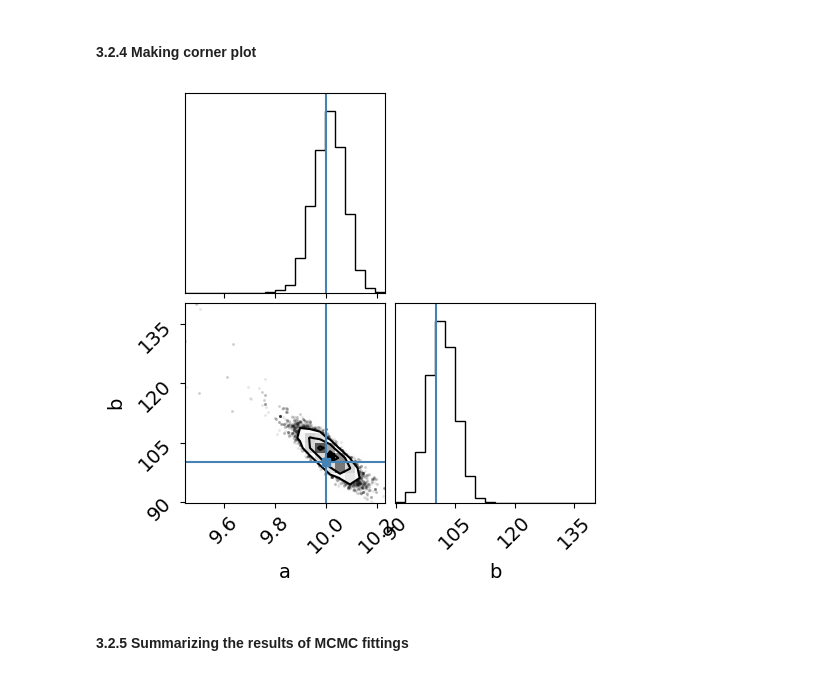
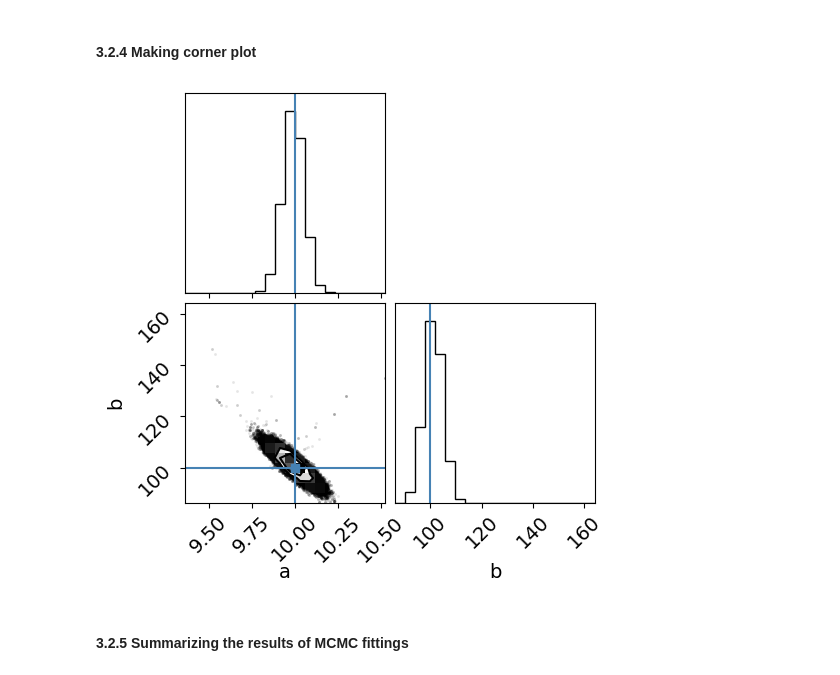
Before and after one commit to baobabyoo/Lecture_DataAnalysis, a Jupyter notebook: DataAnalysisLecture_2023March_MCMC.ipynb, the cells around one changed output. Cells and saved outputs as stored; diff of their text form; code cells hidden in the pictures.

Commit message:
updating the MCMC code

```diff
--- a/DataAnalysisLecture_2023March_MCMC.ipynb
+++ b/DataAnalysisLecture_2023March_MCMC.ipynb
@@ -180,11 +178,13 @@ low   = 0
 high  = 100
 x = np.random.uniform(low=low, high=high, size=num_x)
 
-a       = 10.0
-b       = 100.0
+#a       = 10.0
+#b       = 100.0
+a_true  = 10.0
+b_true  = 100.0
 sigma_y = 30.0
 
 y_err = np.random.normal(loc=0, scale=sigma_y, size=num_x)
-y     = myline(x, a, b) + y_err
+y     = myline(x, a_true, b_true) + y_err
 print(y)
 # %% [output]
@@ -844,12 +844,17 @@ init_parms   = np.array( [999.0, 999.0] )
 ndim         = len(init_parms)
 
 # MCMC setup
-nwalkers        = 16    # number of walkers, which need to be a few times larger than the number of free-parameters
-nsteps          = 1000 # number of steps
+nwalkers        = 100  # number of walkers, which need to be a few times larger than the number of free-parameters
+nsteps          = 5000 # number of steps
 step_to_discard = 100  # number of steps to be discarded
 
 # initialize walkers at different positions (i.e., initial parameters)
 pos = init_parms + np.random.randn(nwalkers, ndim ) * 300
+
+# timing the code
+start_time = time.time()
+
+# running MCMC with a single CPU processor
 
 # initializing the emcee samplers
 sampler = emcee.EnsembleSampler(
@@ -862,4 +867,8 @@ sampler = emcee.EnsembleSampler(
 sampler.run_mcmc(
                  pos, nsteps, progress = True
                 )
+
+# timing the code
+end_time = time.time()
+print("Time taken:", end_time - start_time)
 # %% [output]
@@ -918,22 +911,23 @@ plt.savefig('emcee_modeldata_1dpoly.pdf',
 # %%
 import corner
 
 flat_samples = sampler.get_chain(
                                  discard = step_to_discard,
                                  #thin = 15,
                                  flat = True
                                 )
 
+
 fig = corner.corner(
-                    flat_samples, labels = labels, truths=[a, b]
+                    flat_samples, labels = labels, truths=[a_true, b_true]
                    )
 
 # PDF file output
 plt.savefig('emcee_corner_1dpoly.pdf',
             transparent = True
            )
 # %% [output]
-[figure, old version]
+[figure, new version]
 # %% [markdown]
 #### 3.2.5 Summarizing the results of MCMC fittings
 # %%
```
Also changed, not shown: parts of 37 cells of this notebook, 1 other file.
